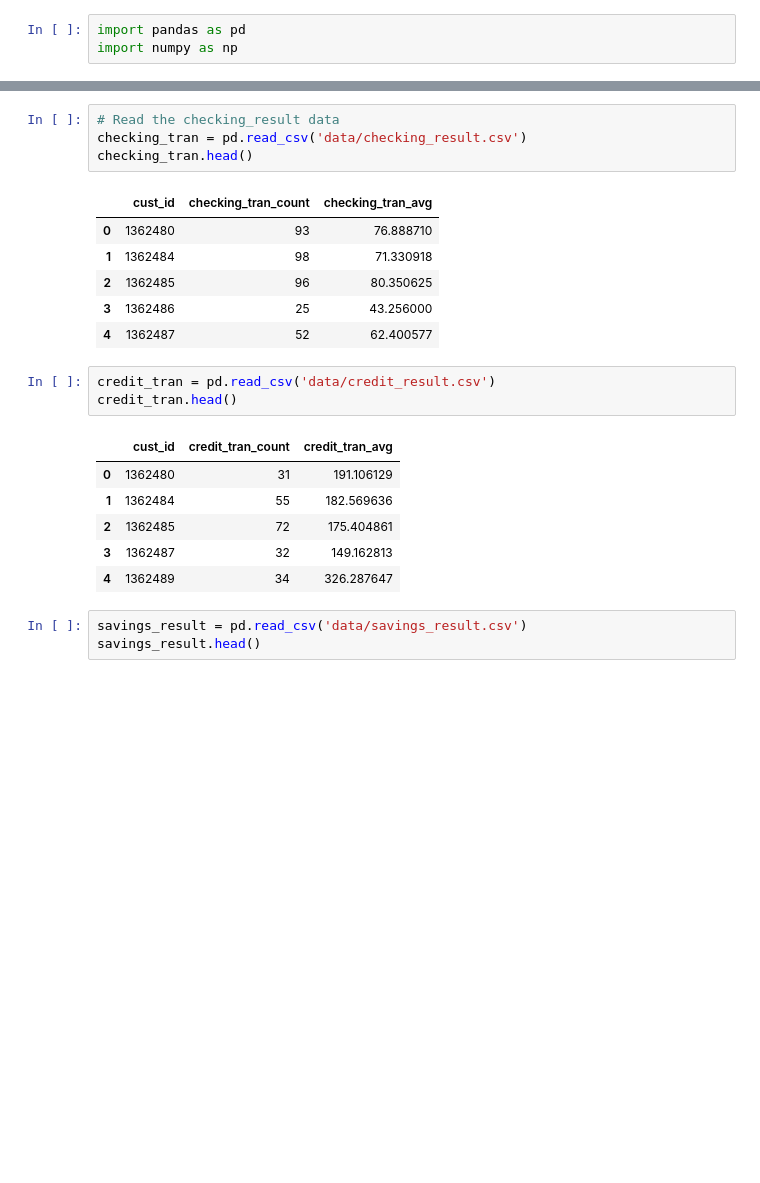
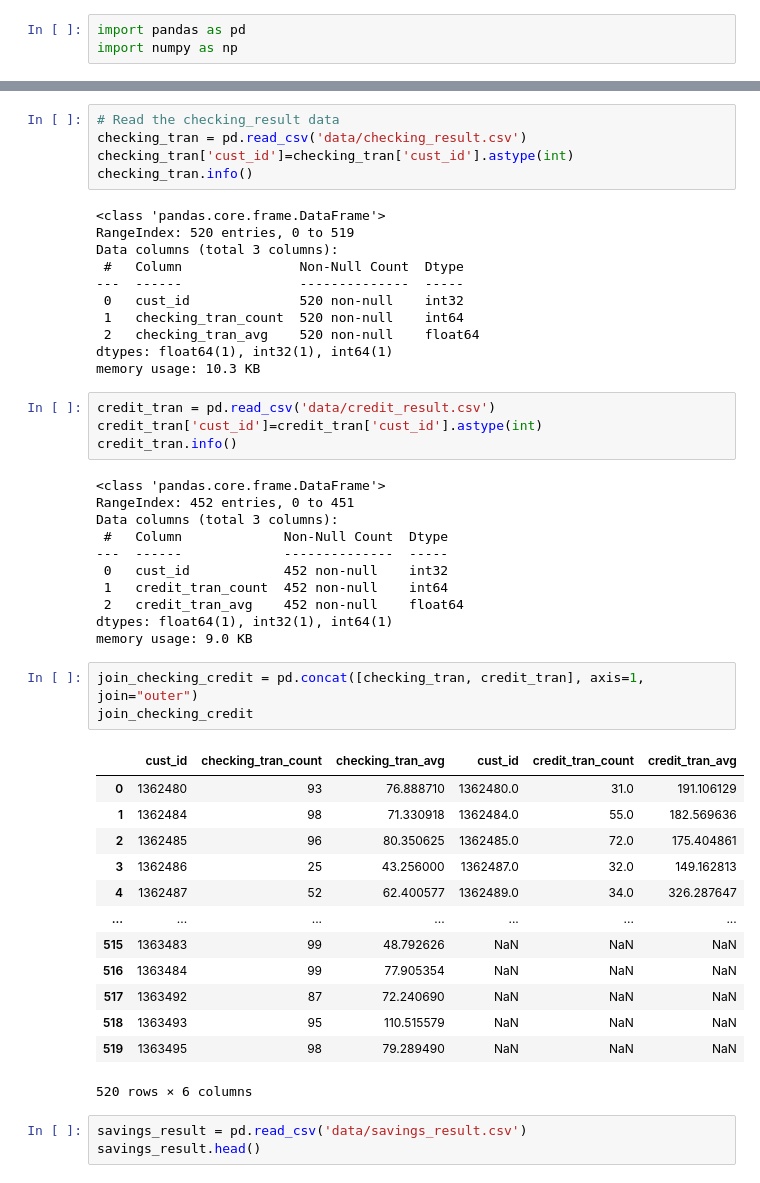
Before and after one commit to taaaraaa/Unsupervised-Learning, a Jupyter notebook: merging tables.ipynb, the cells around one changed output, grey strips where cells are left out. Drawn from its saved outputs; the diff is of its cells as text; blank space fills up the shorter version.

Commit message:
updating merged tables

```diff
--- a/merging tables.ipynb
+++ b/merging tables.ipynb
@@ -14,24 +18,51 @@ transactions_result.head()
 # %%
 # Read the checking_result data
 checking_tran = pd.read_csv('data/checking_result.csv')
-checking_tran.head()
+checking_tran['cust_id']=checking_tran['cust_id'].astype(int)
+checking_tran.info()
 # %% [output]
-|  | cust_id | checking_tran_count | checking_tran_avg |
-| 0 | 1362480 | 93 | 76.888710 |
-| 1 | 1362484 | 98 | 71.330918 |
-| 2 | 1362485 | 96 | 80.350625 |
-| 3 | 1362486 | 25 | 43.256000 |
-| 4 | 1362487 | 52 | 62.400577 |
+<class 'pandas.core.frame.DataFrame'>
+RangeIndex: 520 entries, 0 to 519
+Data columns (total 3 columns):
+ #   Column               Non-Null Count  Dtype
+---  ------               --------------  -----
+ 0   cust_id              520 non-null    int32
+ 1   checking_tran_count  520 non-null    int64
+ 2   checking_tran_avg    520 non-null    float64
+dtypes: float64(1), int32(1), int64(1)
+memory usage: 10.3 KB
 # %%
 credit_tran = pd.read_csv('data/credit_result.csv')
-credit_tran.head()
+credit_tran['cust_id']=credit_tran['cust_id'].astype(int)
+credit_tran.info()
 # %% [output]
-|  | cust_id | credit_tran_count | credit_tran_avg |
-| 0 | 1362480 | 31 | 191.106129 |
-| 1 | 1362484 | 55 | 182.569636 |
-| 2 | 1362485 | 72 | 175.404861 |
-| 3 | 1362487 | 32 | 149.162813 |
-| 4 | 1362489 | 34 | 326.287647 |
+<class 'pandas.core.frame.DataFrame'>
+RangeIndex: 452 entries, 0 to 451
+Data columns (total 3 columns):
+ #   Column             Non-Null Count  Dtype
+---  ------             --------------  -----
+ 0   cust_id            452 non-null    int32
+ 1   credit_tran_count  452 non-null    int64
+ 2   credit_tran_avg    452 non-null    float64
+dtypes: float64(1), int32(1), int64(1)
+memory usage: 9.0 KB
+# %%
+join_checking_credit = pd.concat([checking_tran, credit_tran], axis=1, join="outer")
+join_checking_credit
+# %% [output]
+|  | cust_id | checking_tran_count | checking_tran_avg | cust_id | credit_tran_count | credit_tran_avg |
+| 0 | 1362480 | 93 | 76.888710 | 1362480.0 | 31.0 | 191.106129 |
+| 1 | 1362484 | 98 | 71.330918 | 1362484.0 | 55.0 | 182.569636 |
+| 2 | 1362485 | 96 | 80.350625 | 1362485.0 | 72.0 | 175.404861 |
+| 3 | 1362486 | 25 | 43.256000 | 1362487.0 | 32.0 | 149.162813 |
+| 4 | 1362487 | 52 | 62.400577 | 1362489.0 | 34.0 | 326.287647 |
+| ... | ... | ... | ... | ... | ... | ... |
+| 515 | 1363483 | 99 | 48.792626 | NaN | NaN | NaN |
+| 516 | 1363484 | 99 | 77.905354 | NaN | NaN | NaN |
+| 517 | 1363492 | 87 | 72.240690 | NaN | NaN | NaN |
+| 518 | 1363493 | 95 | 110.515579 | NaN | NaN | NaN |
+| 519 | 1363495 | 98 | 79.289490 | NaN | NaN | NaN |
+520 rows × 6 columns
 # %%
 savings_result = pd.read_csv('data/savings_result.csv')
 savings_result.head()
```
Also changed, not shown: parts of 1 cell of this notebook, 1 other file.
